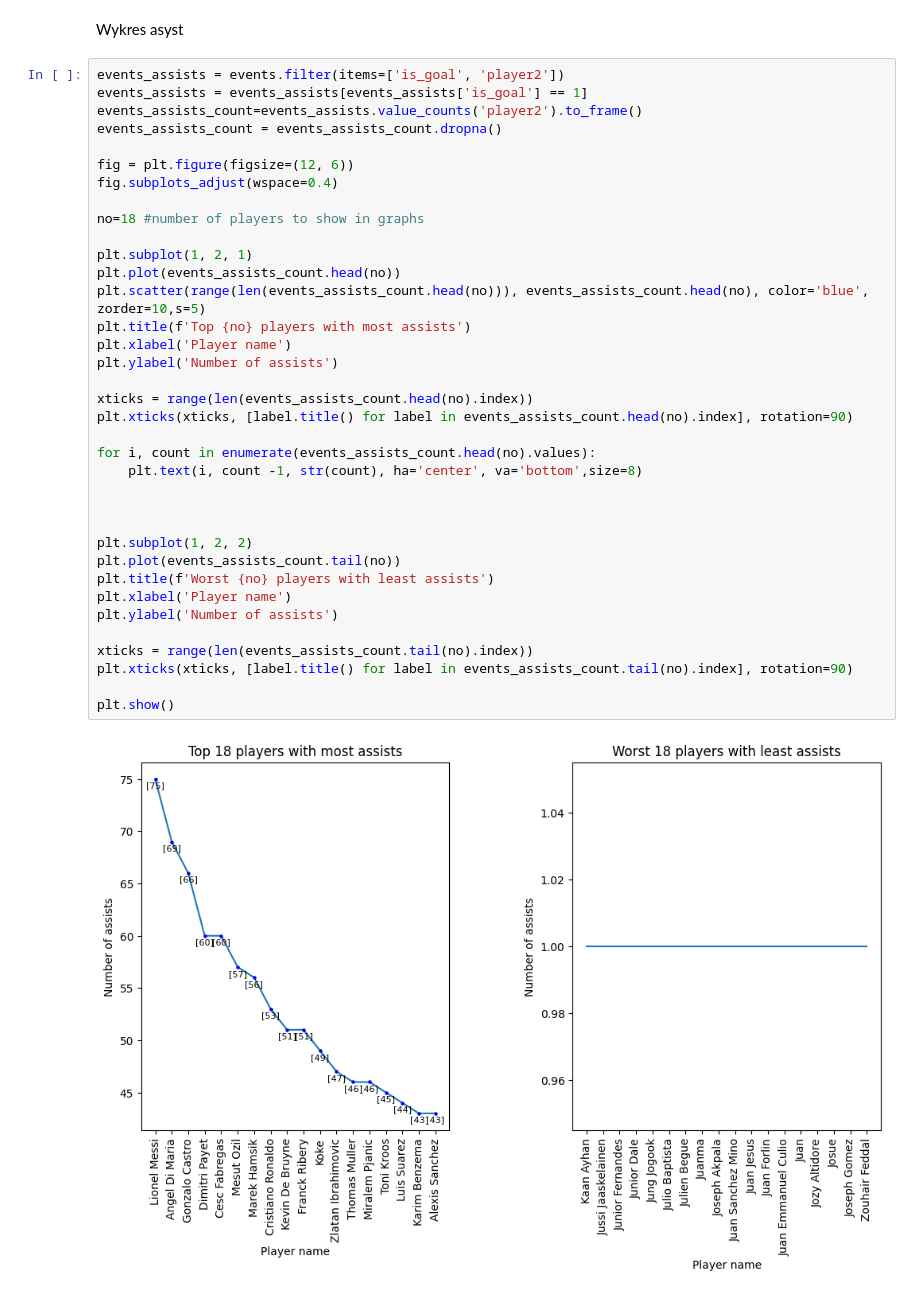
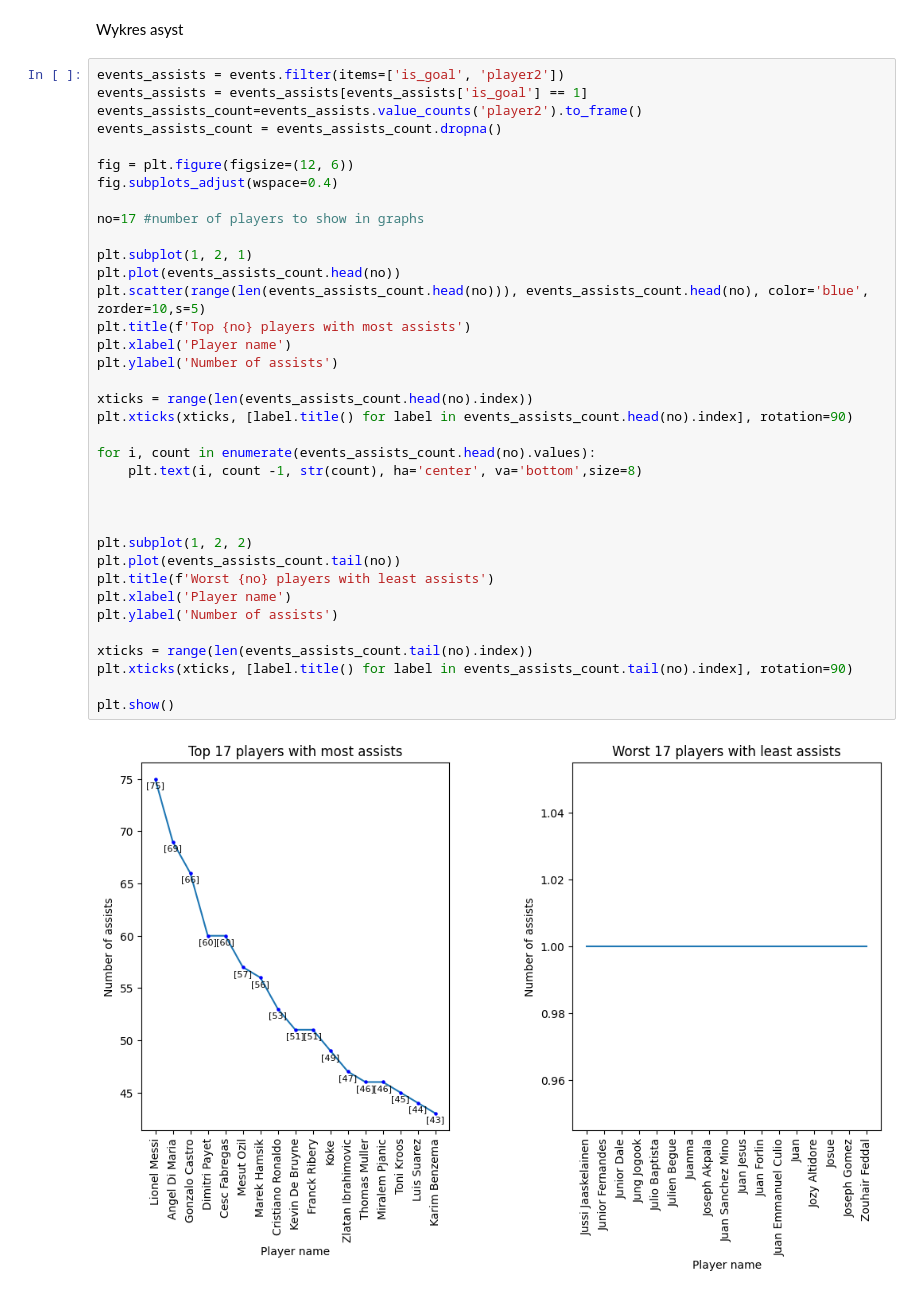
Before and after one commit to solszym/football_events_dane, a Jupyter notebook: analiza.ipynb, the cells around one changed output. Saved outputs shown, nothing was run; the diff lists cells and outputs as text.

```diff
--- a/analiza.ipynb
+++ b/analiza.ipynb
@@ -143,32 +143,32 @@ events_assists_count = events_assists_count.dropna()
 fig = plt.figure(figsize=(12, 6))
 fig.subplots_adjust(wspace=0.4)
 
-no=18 #number of players to show in graphs
+no=17 #number of players to show in graphs
 
 plt.subplot(1, 2, 1)
 plt.plot(events_assists_count.head(no))
 plt.scatter(range(len(events_assists_count.head(no))), events_assists_count.head(no), color='blue', zorder=10,s=5)
 plt.title(f'Top {no} players with most assists')
 plt.xlabel('Player name')
 plt.ylabel('Number of assists')
 
 xticks = range(len(events_assists_count.head(no).index))
 plt.xticks(xticks, [label.title() for label in events_assists_count.head(no).index], rotation=90)
 
 for i, count in enumerate(events_assists_count.head(no).values):
     plt.text(i, count -1, str(count), ha='center', va='bottom',size=8)
 
 
 
 plt.subplot(1, 2, 2)
 plt.plot(events_assists_count.tail(no))
 plt.title(f'Worst {no} players with least assists')
 plt.xlabel('Player name')
 plt.ylabel('Number of assists')
 
 xticks = range(len(events_assists_count.tail(no).index))
 plt.xticks(xticks, [label.title() for label in events_assists_count.tail(no).index], rotation=90)
 
 plt.show()
 # %% [output]
-[figure, old version]
+[figure, new version]
```
Also changed, not shown: parts of 2 cells of this notebook.
